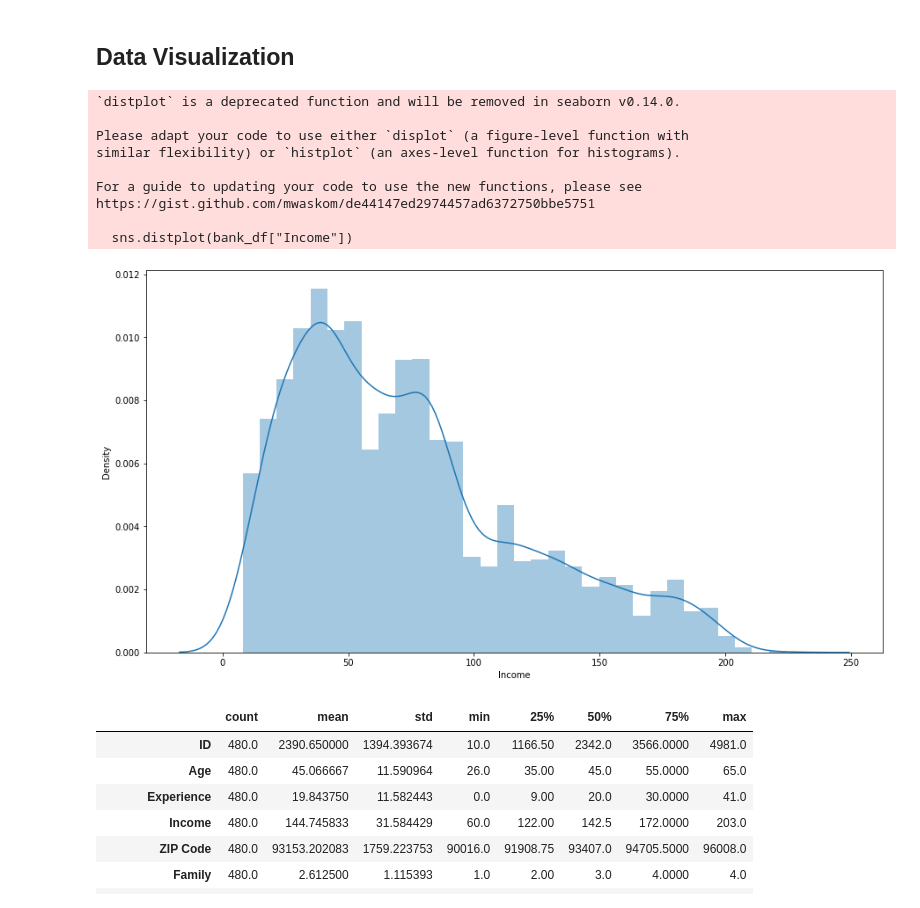
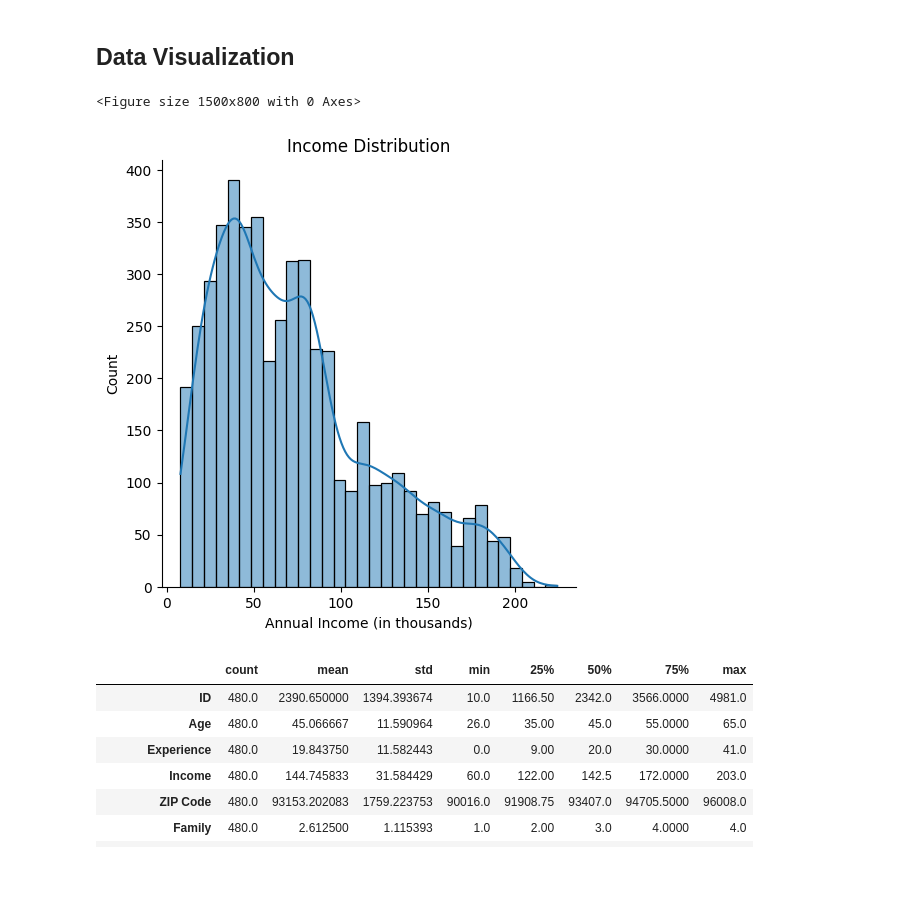
Before and after one commit to Khushboo-Verma2004/AI-ML-2, a Jupyter notebook: Bank Loan Approval PRediction/Bank Loan Approval.ipynb, the cells around one changed output. Drawn from its saved outputs; the diff is of its cells as text; code cells hidden in the pictures; blank space fills up the shorter version.

Commit message:
Issue 2 solved, Distplot for Income Distribution

```diff
--- a/Bank Loan Approval PRediction/Bank Loan Approval.ipynb
+++ b/Bank Loan Approval PRediction/Bank Loan Approval.ipynb
@@ -135,20 +135,14 @@ The percentage of customers that took out a personal loan is 9.60%.
 # %%
 # ISSUE_2 - distplot for distribution of the income
 plt.figure(figsize=(15,8))
-sns.distplot(bank_df["Income"])
+sns.displot(data = bank_df, x = "Income", kde = True)
+plt.title('Income Distribution')
+plt.xlabel('Annual Income (in thousands)')
 plt.savefig('Income.png', facecolor='w', bbox_inches='tight')
 plt.show()
 # %% [output]
-`distplot` is a deprecated function and will be removed in seaborn v0.14.0.
-
-Please adapt your code to use either `displot` (a figure-level function with
-similar flexibility) or `histplot` (an axes-level function for histograms).
-
-For a guide to updating your code to use the new functions, please see
-https://gist.github.com/mwaskom/de44147ed2974457ad6372750bbe5751
-
-  sns.distplot(bank_df["Income"])
+<Figure size 1500x800 with 0 Axes>
-[figure, old version]
+[figure, new version]
 # %%
 # create 2 dataframes: one with personal loans and one without personal loans
 personal_loans = bank_df[bank_df['Personal Loan'] == 1].copy()
```
